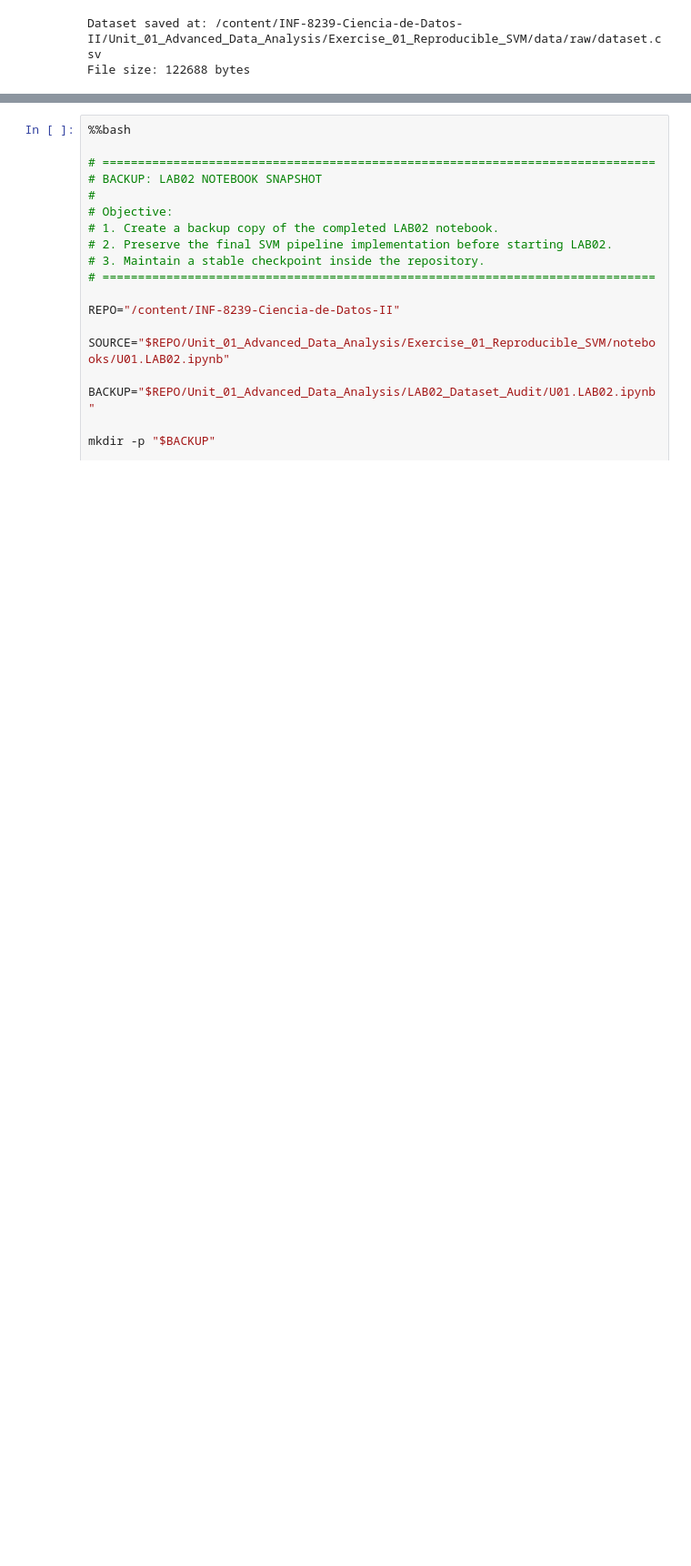
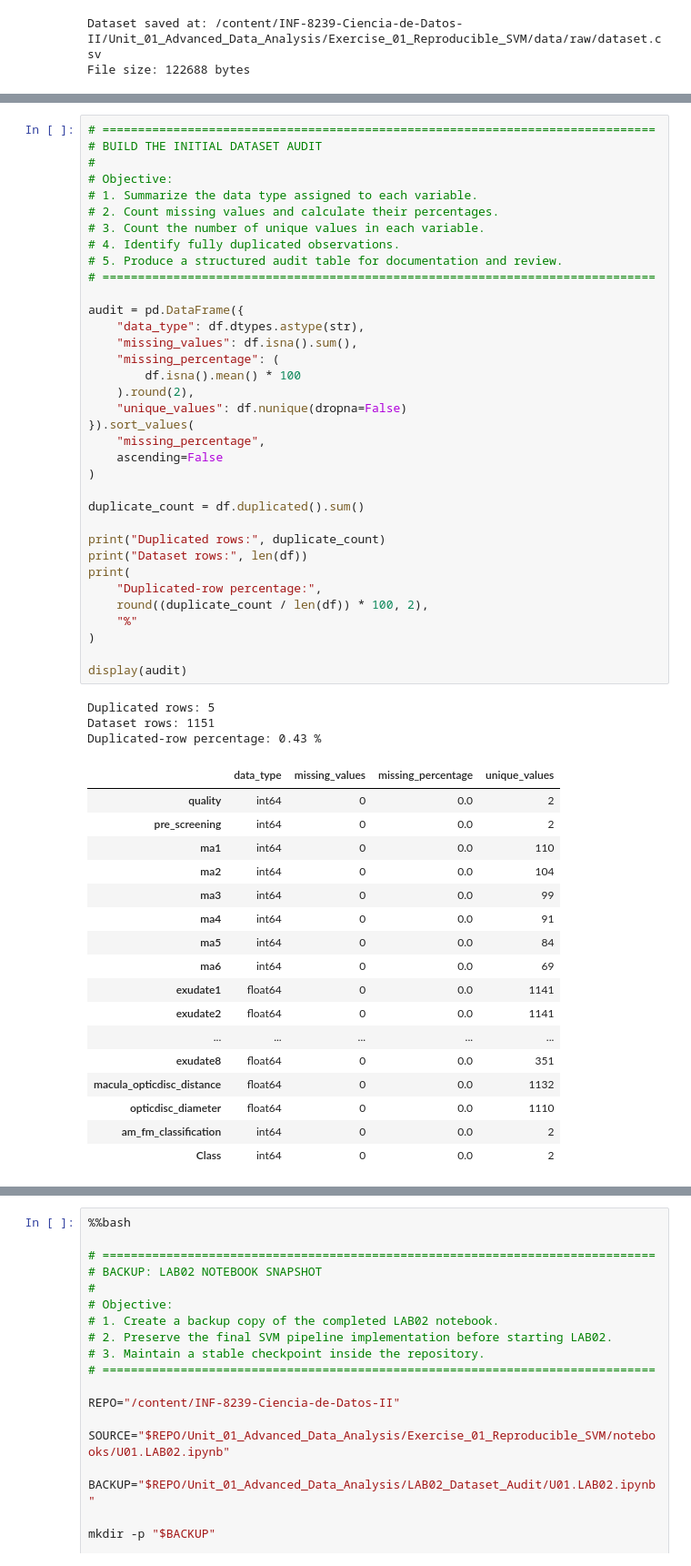
Before and after one commit to pascual-francisco/INF-8239-Ciencia-de-Datos-II, a Jupyter notebook: Unit_01_Advanced_Data_Analysis/Exercise_01_Reproducible_SVM/notebooks/U01.LAB02.ipynb, the cells around one changed output, grey strips where cells are left out. Shown at 91% size. Saved outputs shown, nothing was run; the diff lists cells and outputs as text; blank space fills up the shorter version.

Commit message:
feat(data): add reproducible dataset access for U01.LAB02

```diff
--- a/Unit_01_Advanced_Data_Analysis/Exercise_01_Reproducible_SVM/notebooks/U01.LAB02.ipynb
+++ b/Unit_01_Advanced_Data_Analysis/Exercise_01_Reproducible_SVM/notebooks/U01.LAB02.ipynb
@@ -422,0 +500,56 @@ File size: 122688 bytes
+# %%
+# ==============================================================================
+# BUILD THE INITIAL DATASET AUDIT
+#
+# Objective:
+# 1. Summarize the data type assigned to each variable.
+# 2. Count missing values and calculate their percentages.
+# 3. Count the number of unique values in each variable.
+# 4. Identify fully duplicated observations.
+# 5. Produce a structured audit table for documentation and review.
+# ==============================================================================
+
+audit = pd.DataFrame({
+    "data_type": df.dtypes.astype(str),
+    "missing_values": df.isna().sum(),
+    "missing_percentage": (
+        df.isna().mean() * 100
+    ).round(2),
+    "unique_values": df.nunique(dropna=False)
+}).sort_values(
+    "missing_percentage",
+    ascending=False
+)
+
+duplicate_count = df.duplicated().sum()
+
+print("Duplicated rows:", duplicate_count)
+print("Dataset rows:", len(df))
+print(
+    "Duplicated-row percentage:",
+    round((duplicate_count / len(df)) * 100, 2),
+    "%"
+)
+
+display(audit)
+# %% [output]
+Duplicated rows: 5
+Dataset rows: 1151
+Duplicated-row percentage: 0.43 %
+|  | data_type | missing_values | missing_percentage | unique_values |
+| quality | int64 | 0 | 0.0 | 2 |
+| pre_screening | int64 | 0 | 0.0 | 2 |
+| ma1 | int64 | 0 | 0.0 | 110 |
+| ma2 | int64 | 0 | 0.0 | 104 |
+| ma3 | int64 | 0 | 0.0 | 99 |
+| ma4 | int64 | 0 | 0.0 | 91 |
+| ma5 | int64 | 0 | 0.0 | 84 |
+| ma6 | int64 | 0 | 0.0 | 69 |
+| exudate1 | float64 | 0 | 0.0 | 1141 |
+| exudate2 | float64 | 0 | 0.0 | 1141 |
+| ... | ... | ... | ... | ... |
+| exudate8 | float64 | 0 | 0.0 | 351 |
+| macula_opticdisc_distance | float64 | 0 | 0.0 | 1132 |
+| opticdisc_diameter | float64 | 0 | 0.0 | 1110 |
+| am_fm_classification | int64 | 0 | 0.0 | 2 |
+| Class | int64 | 0 | 0.0 | 2 |
```
Also changed, not shown: parts of 9 cells of this notebook, 1 other file.
